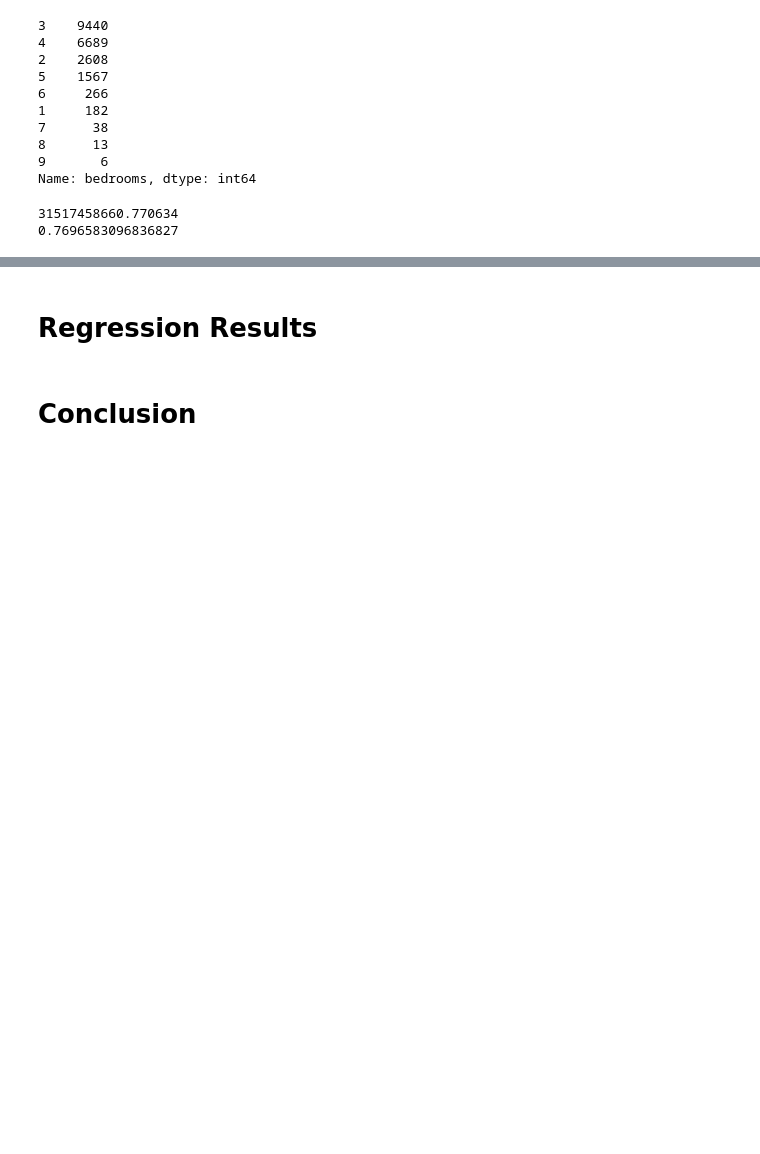
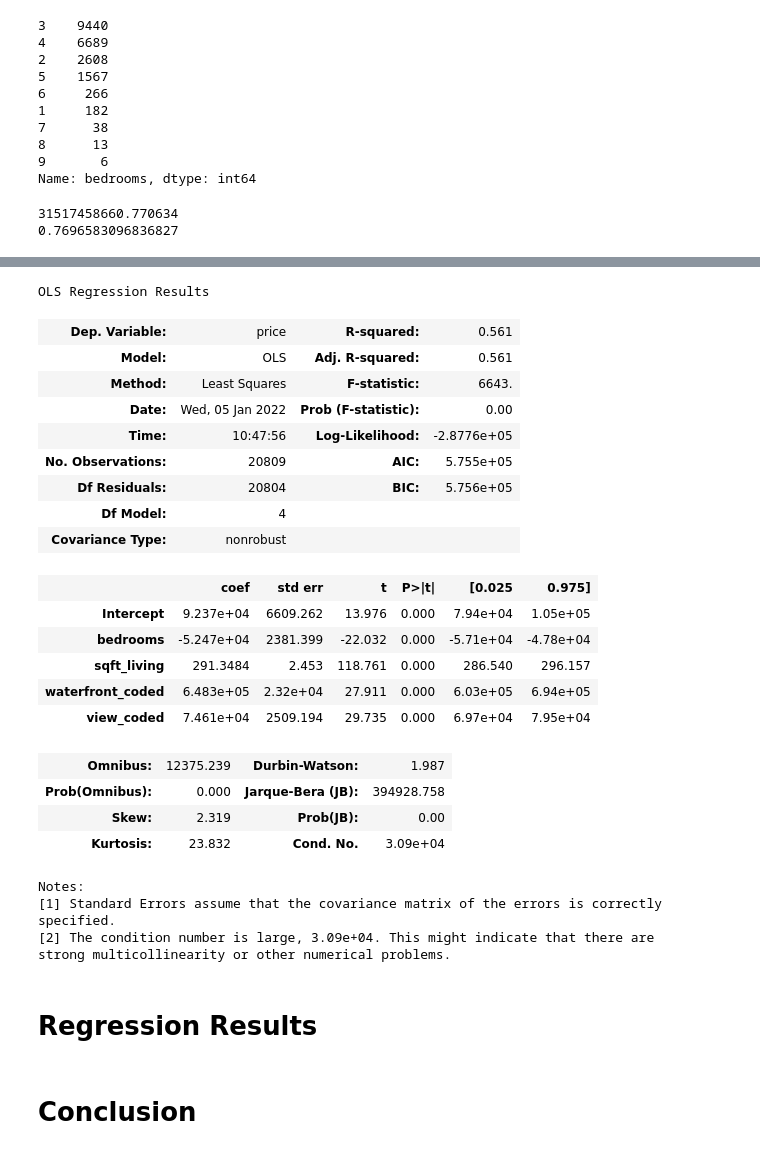
Before and after one commit to hannah-schurman/dsc-phase2-project, a Jupyter notebook: housing_sales_modeling.ipynb, the cells around one changed output, grey strips where cells are left out. Cells and saved outputs as stored; diff of their text form; code cells hidden in the pictures; blank space fills up the shorter version.

```diff
--- a/housing_sales_modeling.ipynb
+++ b/housing_sales_modeling.ipynb
@@ -448,0 +513,36 @@ print(r2_score(df_cities["price"], y_hat))
+# %%
+# finalized list of
+cols_features = ['bedrooms', 'sqft_living', 'waterfront_coded', 'view_coded']
+# %%
+# below is the ols model for the final selection of columns for house features
+# chose these columns based on p-value and how each effected R^2 value
+
+predictors = '+'.join(cols_features)
+formula = 'price' + '~' + predictors
+model = ols(formula=formula, data=df_cities).fit()
+model.summary()
+# %% [output]
+OLS Regression Results
+| Dep. Variable: | price | R-squared: | 0.561 |
+| Model: | OLS | Adj. R-squared: | 0.561 |
+| Method: | Least Squares | F-statistic: | 6643. |
+| Date: | Wed, 05 Jan 2022 | Prob (F-statistic): | 0.00 |
+| Time: | 10:47:56 | Log-Likelihood: | -2.8776e+05 |
+| No. Observations: | 20809 | AIC: | 5.755e+05 |
+| Df Residuals: | 20804 | BIC: | 5.756e+05 |
+| Df Model: | 4 |  |  |
+| Covariance Type: | nonrobust |  |  |
+|  | coef | std err | t | P>|t| | [0.025 | 0.975] |
+| Intercept | 9.237e+04 | 6609.262 | 13.976 | 0.000 | 7.94e+04 | 1.05e+05 |
+| bedrooms | -5.247e+04 | 2381.399 | -22.032 | 0.000 | -5.71e+04 | -4.78e+04 |
+| sqft_living | 291.3484 | 2.453 | 118.761 | 0.000 | 286.540 | 296.157 |
+| waterfront_coded | 6.483e+05 | 2.32e+04 | 27.911 | 0.000 | 6.03e+05 | 6.94e+05 |
+| view_coded | 7.461e+04 | 2509.194 | 29.735 | 0.000 | 6.97e+04 | 7.95e+04 |
+| Omnibus: | 12375.239 | Durbin-Watson: | 1.987 |
+| Prob(Omnibus): | 0.000 | Jarque-Bera (JB): | 394928.758 |
+| Skew: | 2.319 | Prob(JB): | 0.00 |
+| Kurtosis: | 23.832 | Cond. No. | 3.09e+04 |
+Notes:
+[1] Standard Errors assume that the covariance matrix of the errors is correctly specified.
+[2] The condition number is large, 3.09e+04. This might indicate that there are
+strong multicollinearity or other numerical problems.
```
Also changed, not shown: parts of 6 cells of this notebook.
